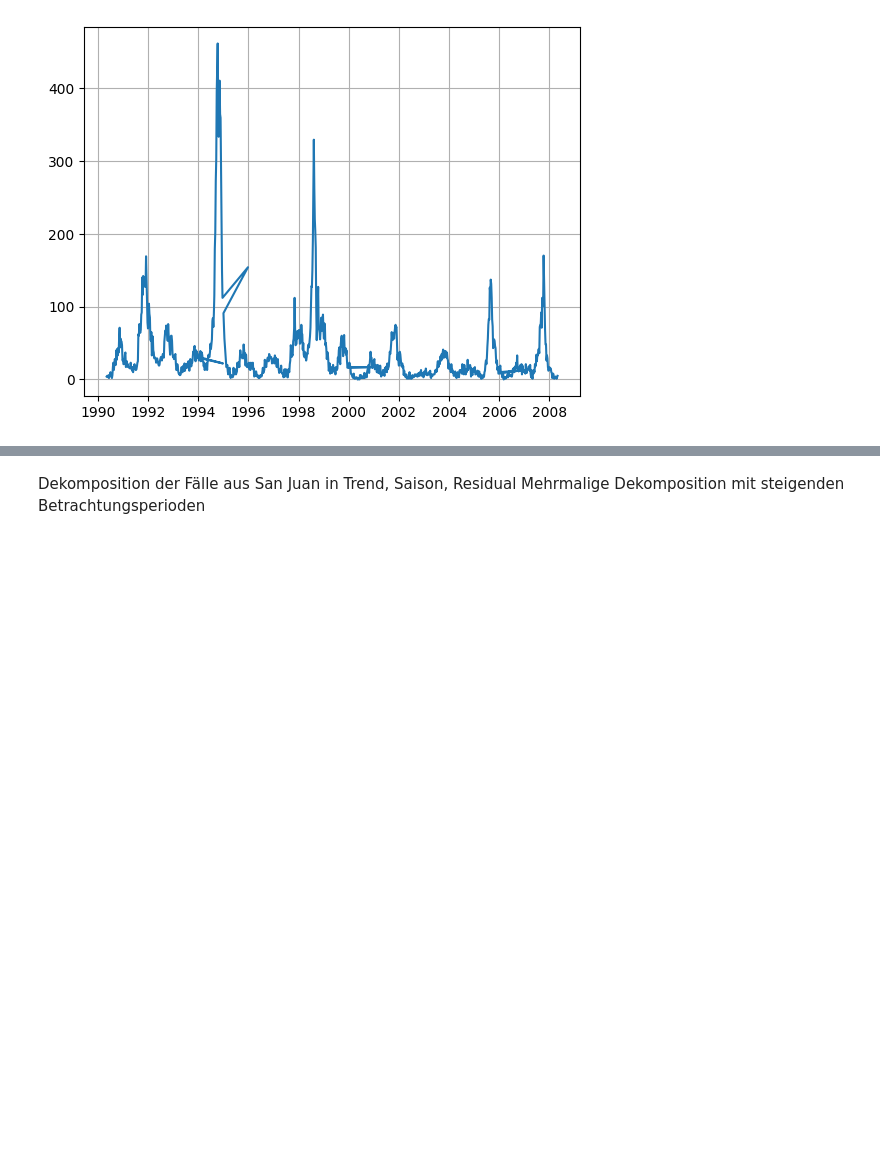
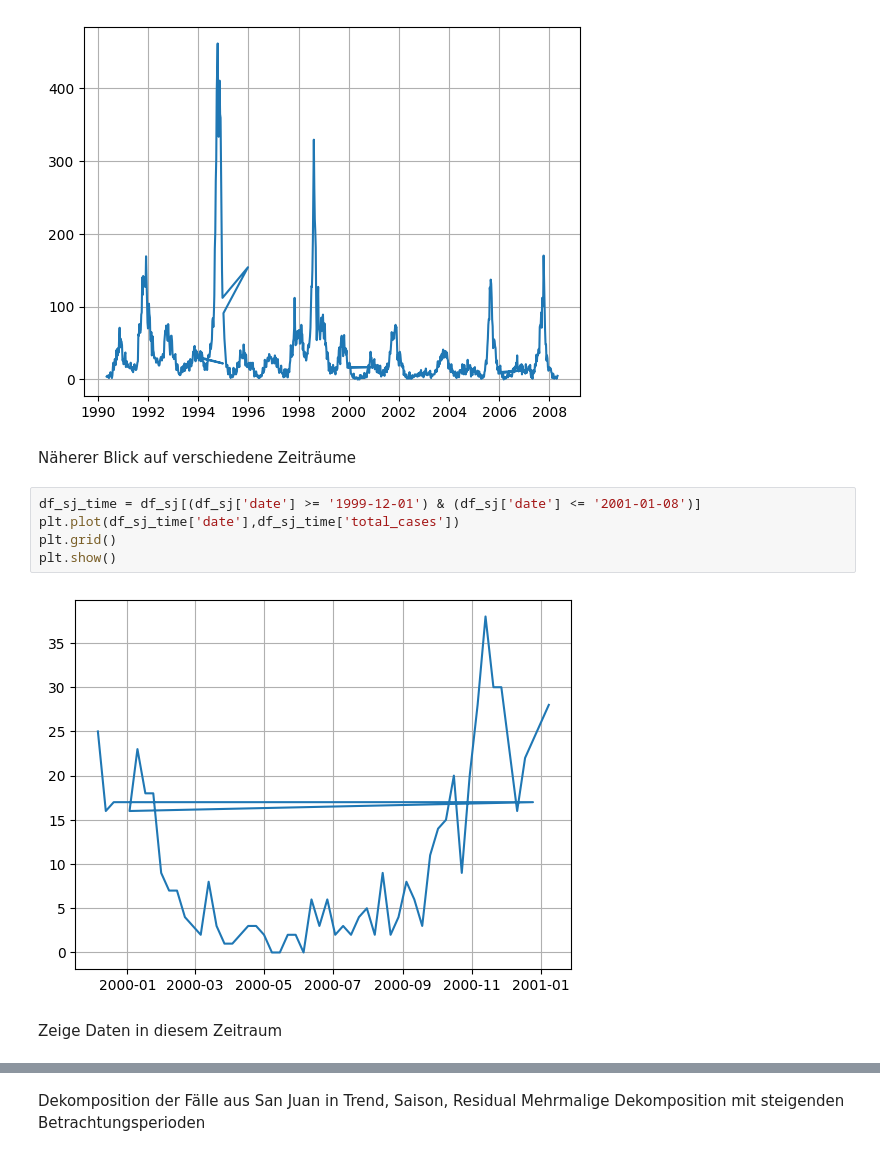
Before and after one commit to LinksMusic/predicitive-analytics, a Jupyter notebook: dengue_fever.ipynb, the cells around one changed output, grey strips where cells are left out. Saved outputs shown, nothing was run; the diff lists cells and outputs as text; blank space fills up the shorter version.

```diff
--- a/dengue_fever.ipynb
+++ b/dengue_fever.ipynb
@@ -44,3 +44,14 @@ plt.grid()
 plt.show()
 # %% [output]
 [figure]
+# %% [markdown]
+Näherer Blick auf verschiedene Zeiträume
+# %%
+df_sj_time = df_sj[(df_sj['date'] >= '1999-12-01') & (df_sj['date'] <= '2001-01-08')]
+plt.plot(df_sj_time['date'],df_sj_time['total_cases'])
+plt.grid()
+plt.show()
+# %% [output]
+[figure, added]
+# %% [markdown]
+Zeige Daten in diesem Zeitraum
```
Also changed, not shown: parts of 1 cell of this notebook.
